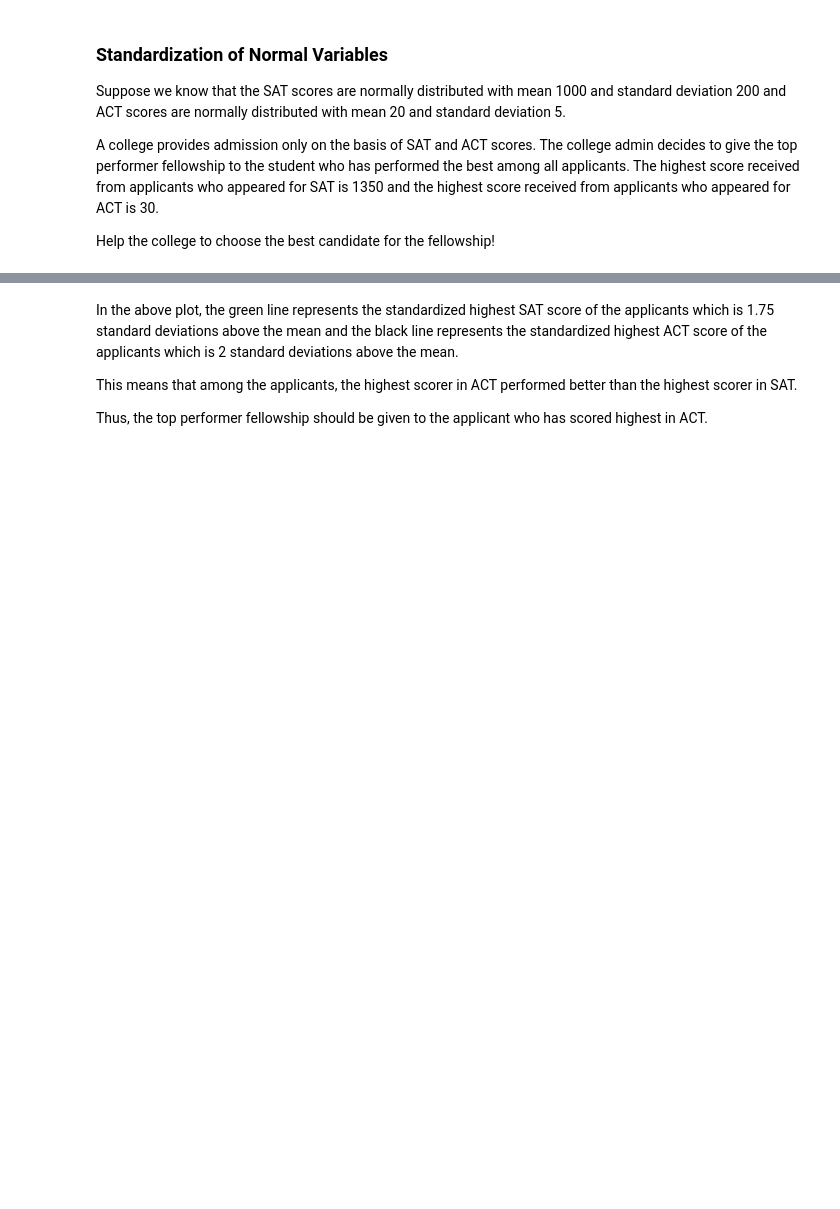
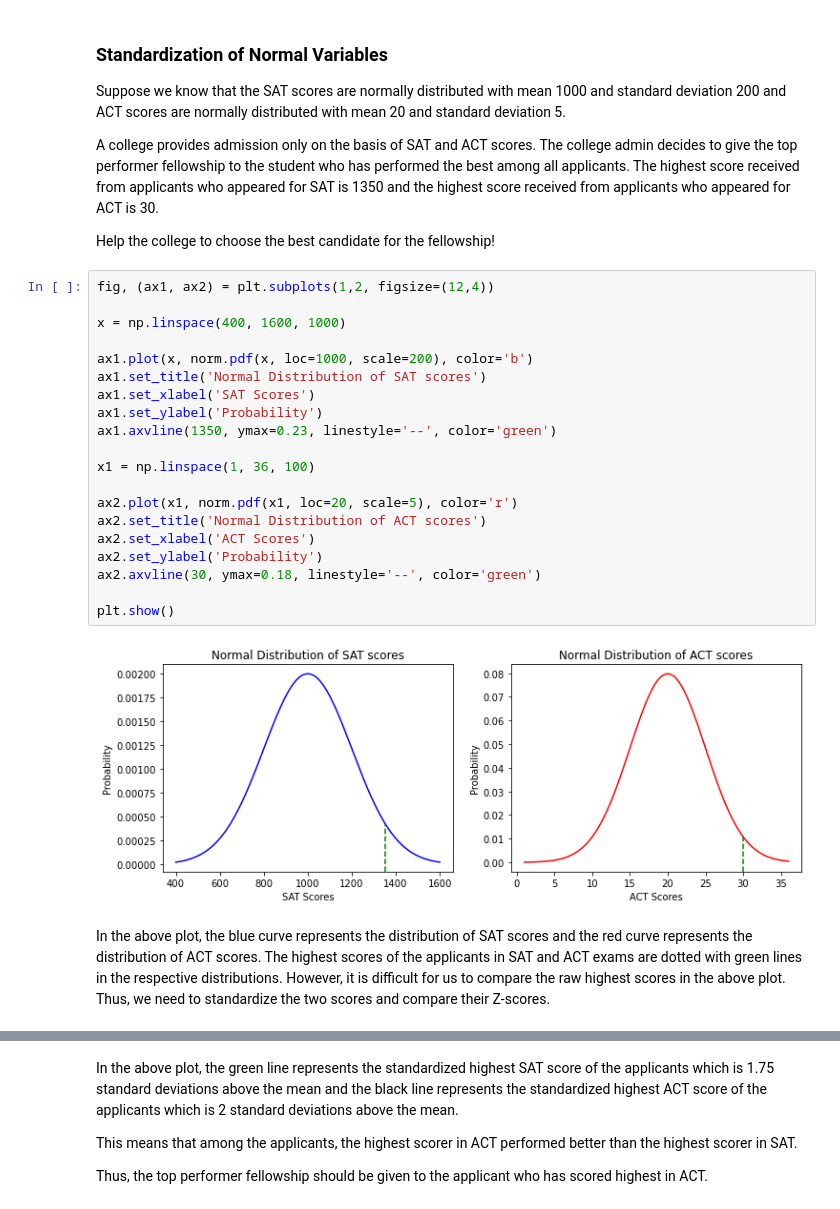
Before and after one commit to Upsjyq/MIT-IDSS-Data-Science-and-Machine-Learning, a Jupyter notebook: Foundations of Data Science/Hands-on Statistics/Normal Distribution with Python.ipynb, the cells around one changed output, grey strips where cells are left out. Saved outputs shown, nothing was run; the diff lists cells and outputs as text; blank space fills up the shorter version.

Commit message:
Z-score

```diff
--- a/Foundations of Data Science/Hands-on Statistics/Normal Distribution with Python.ipynb
+++ b/Foundations of Data Science/Hands-on Statistics/Normal Distribution with Python.ipynb
@@ -193,3 +191,27 @@ Suppose we know that the SAT scores are normally distributed with mean 1000 and
 A college provides admission only on the basis of SAT and ACT scores. The college admin decides to give the top performer fellowship to the student who has performed the best among all applicants. The highest score received from applicants who appeared for SAT is 1350 and the highest score received from applicants who appeared for ACT is 30.
 
 Help the college to choose the best candidate for the fellowship!
+# %%
+fig, (ax1, ax2) = plt.subplots(1,2, figsize=(12,4))
+
+x = np.linspace(400, 1600, 1000)
+
+ax1.plot(x, norm.pdf(x, loc=1000, scale=200), color='b')
+ax1.set_title('Normal Distribution of SAT scores')
+ax1.set_xlabel('SAT Scores')
+ax1.set_ylabel('Probability')
+ax1.axvline(1350, ymax=0.23, linestyle='--', color='green')
+
+x1 = np.linspace(1, 36, 100)
+
+ax2.plot(x1, norm.pdf(x1, loc=20, scale=5), color='r')
+ax2.set_title('Normal Distribution of ACT scores')
+ax2.set_xlabel('ACT Scores')
+ax2.set_ylabel('Probability')
+ax2.axvline(30, ymax=0.18, linestyle='--', color='green')
+
+plt.show()
+# %% [output]
+[figure, added]
+# %% [markdown]
+In the above plot, the blue curve represents the distribution of SAT scores and the red curve represents the distribution of ACT scores. The highest scores of the applicants in SAT and ACT exams are dotted with green lines in the respective distributions. However, it is difficult for us to compare the raw highest scores in the above plot. Thus, we need to standardize the two scores and compare their Z-scores.
```
Also changed, not shown: parts of 3 cells of this notebook.
